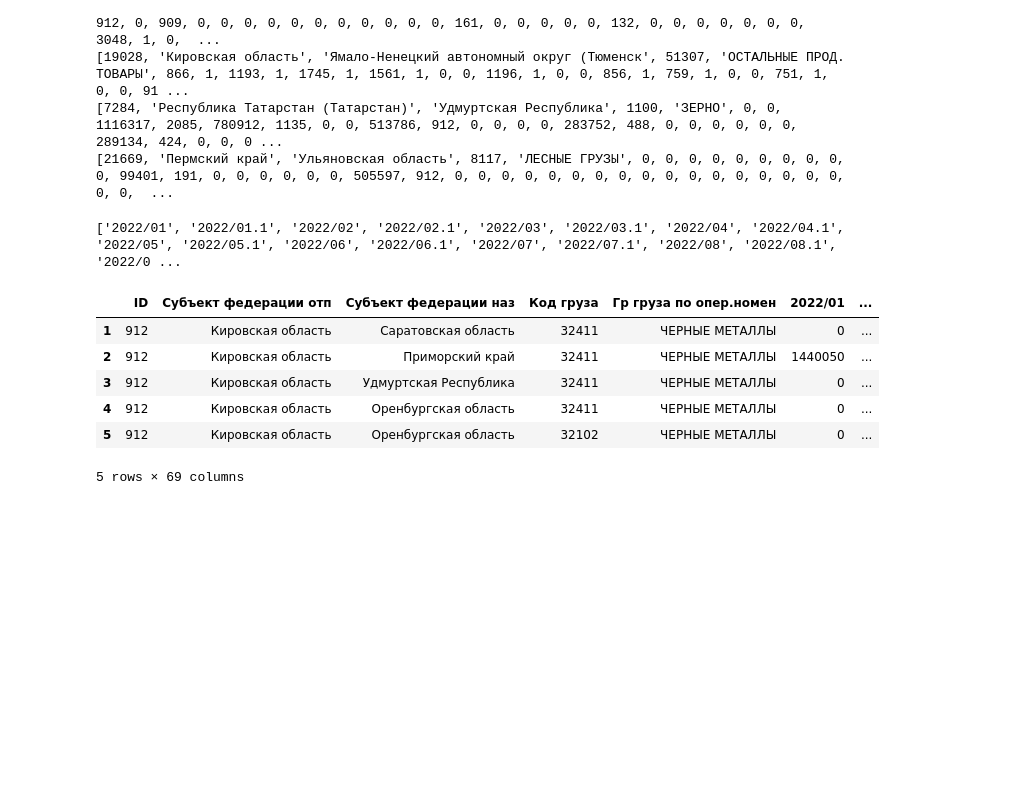
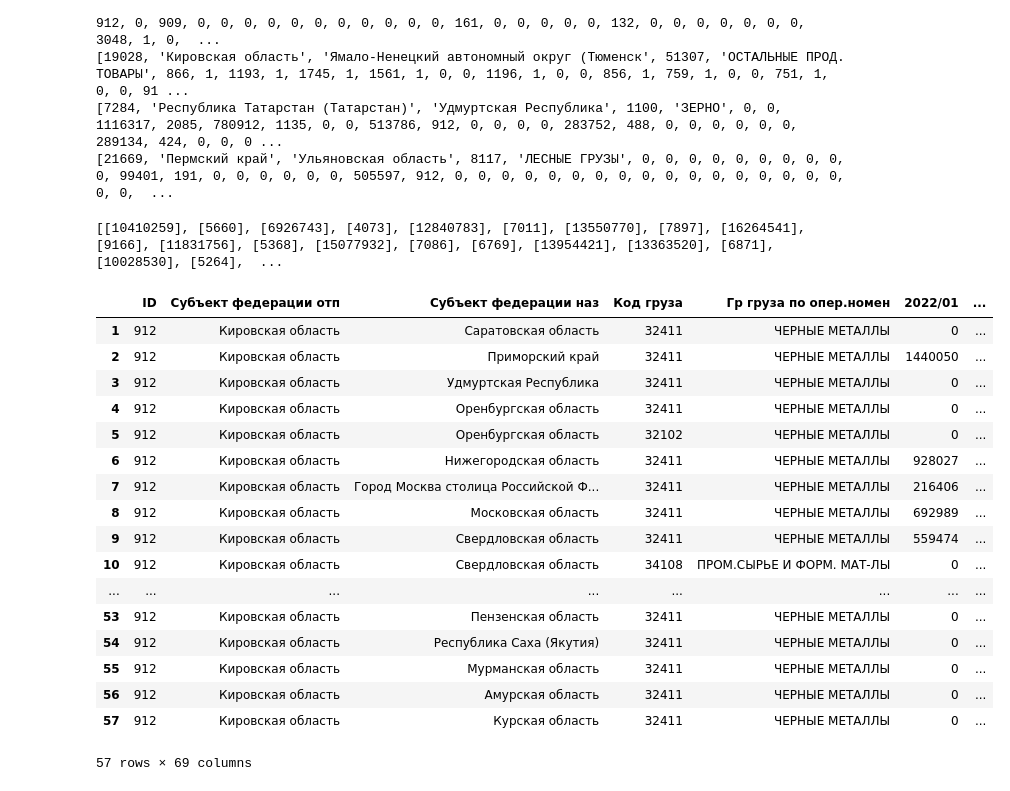
Before and after one commit to Famel1x/Vector_2024_rzhd, a Jupyter notebook: tsq.ipynb, the cells around one changed output. Cells and saved outputs as stored; diff of their text form; code cells hidden in the pictures; blank space fills up the shorter version.

```diff
--- a/tsq.ipynb
+++ b/tsq.ipynb
@@ -99,20 +99,37 @@ class ML_AGEENT:
 
         filtred = self.dataframe_transporting[self.dataframe_transporting["ID"] == id]
         years = filtred.columns.values.tolist()[5:]
-        for i in range(len(years)):
-            ...
+        month = filtred[years].values.T.tolist()
+        month_in_numbers =  [[sum(subarray)] for subarray in month]
+        month_in_money = month_in_numbers[1::2]
+        month_in_tons = month_in_numbers[0::2]
+        print(month_in_numbers)
+
+
+
 
         return filtred
 # %%
 agent = ML_AGEENT()
 # %%
-agent.seasons(id).head()
+agent.seasons(id)
 # %% [output]
-['2022/01', '2022/01.1', '2022/02', '2022/02.1', '2022/03', '2022/03.1', '2022/04', '2022/04.1', '2022/05', '2022/05.1', '2022/06', '2022/06.1', '2022/07', '2022/07.1', '2022/08', '2022/08.1', '2022/0 ...
+[[10410259], [5660], [6926743], [4073], [12840783], [7011], [13550770], [7897], [16264541], [9166], [11831756], [5368], [15077932], [7086], [6769], [13954421], [13363520], [6871], [10028530], [5264],  ...
 |  | ID | Субъект федерации отп | Субъект федерации наз | Код груза | Гр груза по опер.номен | 2022/01 | ... |
 | 1 | 912 | Кировская область | Саратовская область | 32411 | ЧЕРНЫЕ МЕТАЛЛЫ | 0 | ... |
 | 2 | 912 | Кировская область | Приморский край | 32411 | ЧЕРНЫЕ МЕТАЛЛЫ | 1440050 | ... |
 | 3 | 912 | Кировская область | Удмуртская Республика | 32411 | ЧЕРНЫЕ МЕТАЛЛЫ | 0 | ... |
 | 4 | 912 | Кировская область | Оренбургская область | 32411 | ЧЕРНЫЕ МЕТАЛЛЫ | 0 | ... |
 | 5 | 912 | Кировская область | Оренбургская область | 32102 | ЧЕРНЫЕ МЕТАЛЛЫ | 0 | ... |
+| 6 | 912 | Кировская область | Нижегородская область | 32411 | ЧЕРНЫЕ МЕТАЛЛЫ | 928027 | ... |
+| 7 | 912 | Кировская область | Город Москва столица Российской Ф... | 32411 | ЧЕРНЫЕ МЕТАЛЛЫ | 216406 | ... |
+| 8 | 912 | Кировская область | Московская область | 32411 | ЧЕРНЫЕ МЕТАЛЛЫ | 692989 | ... |
+| 9 | 912 | Кировская область | Свердловская область | 32411 | ЧЕРНЫЕ МЕТАЛЛЫ | 559474 | ... |
+| 10 | 912 | Кировская область | Свердловская область | 34108 | ПРОМ.СЫРЬЕ И ФОРМ. МАТ-ЛЫ | 0 | ... |
+| ... | ... | ... | ... | ... | ... | ... | ... |
+| 53 | 912 | Кировская область | Пензенская область | 32411 | ЧЕРНЫЕ МЕТАЛЛЫ | 0 | ... |
+| 54 | 912 | Кировская область | Республика Саха (Якутия) | 32411 | ЧЕРНЫЕ МЕТАЛЛЫ | 0 | ... |
+| 55 | 912 | Кировская область | Мурманская область | 32411 | ЧЕРНЫЕ МЕТАЛЛЫ | 0 | ... |
+| 56 | 912 | Кировская область | Амурская область | 32411 | ЧЕРНЫЕ МЕТАЛЛЫ | 0 | ... |
+| 57 | 912 | Кировская область | Курская область | 32411 | ЧЕРНЫЕ МЕТАЛЛЫ | 0 | ... |
-5 rows × 69 columns
+57 rows × 69 columns
```
